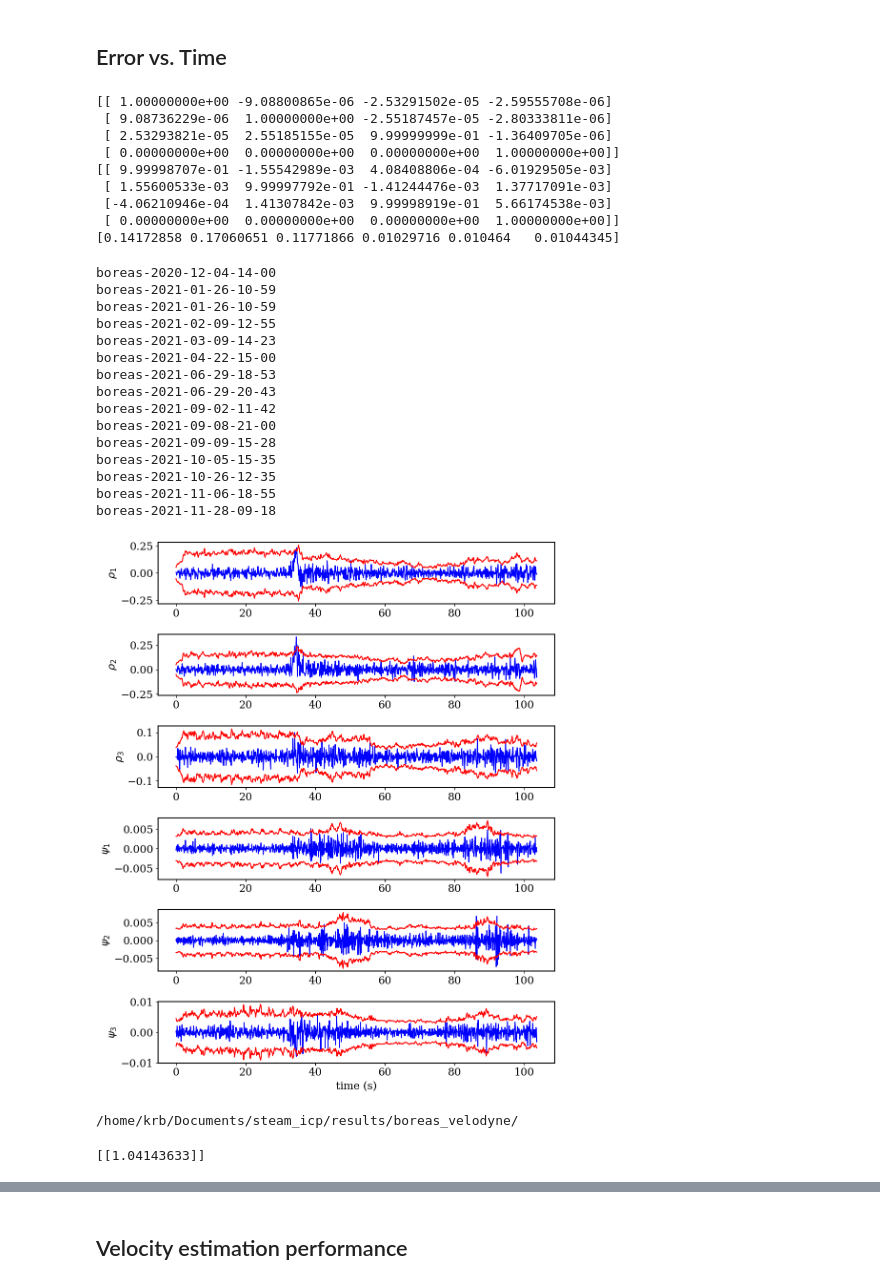
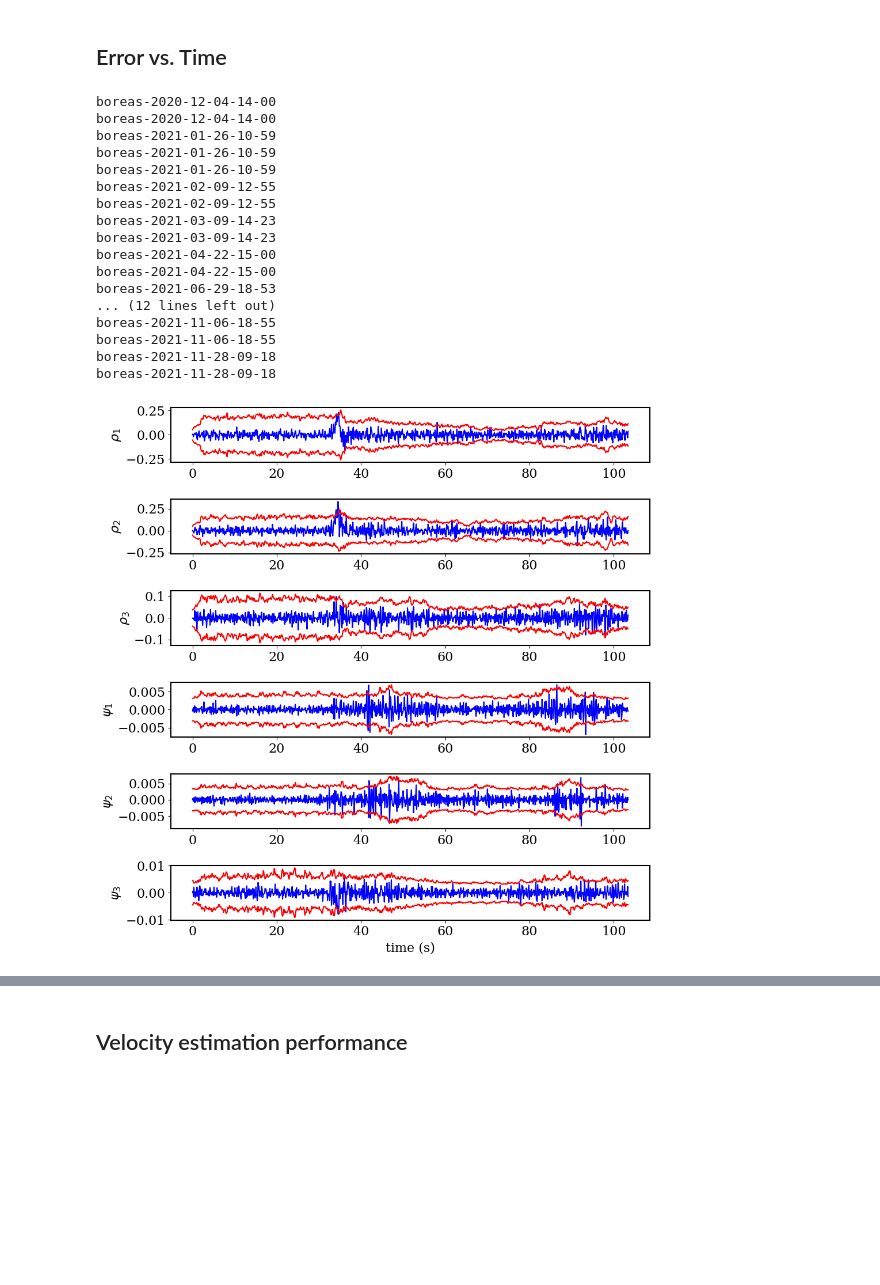
Before and after one commit to utiasASRL/steam_icp, a Jupyter notebook: script/paper_plots.ipynb, the cells around one changed output, grey strips where cells are left out. Cells and saved outputs as stored; diff of their text form; code cells hidden in the pictures; blank space fills up the shorter version.

Commit message:
working on reproducing steamlio(singer) results and making figures.

```diff
--- a/script/paper_plots.ipynb
+++ b/script/paper_plots.ipynb
@@ -474,3 +501,21 @@ cb = matplotlib.colorbar.ColorbarBase(ax, orientation='vertical',
 plt.savefig('/home/krb/Downloads/just_colorbar2.pdf', bbox_inches='tight', pad_inches=0.0, transparent=True)
 # %% [output]
 [figure]
+# %%
+colors2 = ["#00FF00", "#FFFF00", "#FF0000"]
+cmap2 = LinearSegmentedColormap.from_list("mycmap2", colors2)
+fig = plt.figure(figsize=(8,4))
+plt.rcParams.update({
+    "figure.facecolor":  (1.0, 1.0, 1.0, 0.0),  # red   with alpha = 30%
+    "axes.facecolor":    (1.0, 1.0, 1.0, 0.0),  # green with alpha = 50%
+    "savefig.facecolor": (1.0, 1.0, 1.0, 0.0),  # blue  with alpha = 20%
+})
+ax = fig.add_axes([0.05, 0.80, 0.9, 0.1])
+cb = matplotlib.colorbar.ColorbarBase(ax, orientation='horizontal',
+                                      norm=mpl.colors.Normalize(0.1, 0.45),
+                               cmap=cmap2, ticks=[0.1, 0.2, 0.3, 0.4])
+ax.tick_params(color='white', labelcolor='white')
+cb.ax.tick_params(labelsize=32)
+for spine in ax.spines.values():
+    spine.set_edgecolor('white')
+plt.savefig('/home/krb/Downloads/just_colorbar2_white.pdf', bbox_inches='tight', pad_inches=0.0, transparent=True)
@@ -569,22 +616,9 @@ seq = 'boreas-2021-01-26-10-59'
 steamlio_file = osp.join('/home/krb/ASRL/temp/steam_icp/boreas_velodyne/steamlio/', seq + '_debug.txt')
 steamlio_file2 = osp.join('/home/krb/ASRL/temp/steam_icp/boreas_velodyne/steamlio/', seq + '_poses.txt')
 sigmas = load_covariances(steamlio_file, steamlio_file2)
-# %%
-print(T_gt[1])
-print(T_steamlio[1])
-print(np.sqrt(np.diag(sigmas[20])))
-# %% [output]
-[[ 1.00000000e+00 -9.08800865e-06 -2.53291502e-05 -2.59555708e-06]
- [ 9.08736229e-06  1.00000000e+00 -2.55187457e-05 -2.80333811e-06]
- [ 2.53293821e-05  2.55185155e-05  9.99999999e-01 -1.36409705e-06]
- [ 0.00000000e+00  0.00000000e+00  0.00000000e+00  1.00000000e+00]]
-[[ 9.99998707e-01 -1.55542989e-03  4.08408806e-04 -6.01929505e-03]
- [ 1.55600533e-03  9.99997792e-01 -1.41244476e-03  1.37717091e-03]
- [-4.06210946e-04  1.41307842e-03  9.99998919e-01  5.66174538e-03]
- [ 0.00000000e+00  0.00000000e+00  0.00000000e+00  1.00000000e+00]]
-[0.14172858 0.17060651 0.11771866 0.01029716 0.010464   0.01044345]
 # %%
-gt_root = '/workspace/nas/ASRL/2021-Boreas/'
+# gt_root = '/workspace/nas/ASRL/2021-Boreas/'
+gt_root = '/workspace/raid/krb/boreas/'
 root_velodyne = '/home/krb/Documents/steam_icp/results/boreas_velodyne/'
 root_navtech = '/home/krb/Documents/steam_icp/results/boreas_navtech/'
 algos = ['steamlio']
@@ -645,7 +679,6 @@ T_steamlio = load_poses(steamlio_file2)
 matplotlib.rcParams.update({'font.size': 16, 'xtick.labelsize': 16, 'ytick.labelsize': 16,
                             'axes.linewidth': 1.5, 'font.family': 'serif', 'pdf.fonttype': 42})
 
-
 errs = []
 for i in range(1, len(T_steamlio)):
     T = npla.inv(T_gt[i]) @ T_gt[i - 1]
@@ -672,67 +705,57 @@ errs = np.array(errs)
 
 # errsrio = np.array(errsrio)
 # %% [output]
+boreas-2020-12-04-14-00
 boreas-2020-12-04-14-00
 boreas-2021-01-26-10-59
 boreas-2021-01-26-10-59
+boreas-2021-01-26-10-59
+boreas-2021-02-09-12-55
 boreas-2021-02-09-12-55
 boreas-2021-03-09-14-23
+boreas-2021-03-09-14-23
+boreas-2021-04-22-15-00
 boreas-2021-04-22-15-00
 boreas-2021-06-29-18-53
-boreas-2021-06-29-20-43
-boreas-2021-09-02-11-42
-boreas-2021-09-08-21-00
-boreas-2021-09-09-15-28
-boreas-2021-10-05-15-35
-boreas-2021-10-26-12-35
+... (12 lines left out)
+boreas-2021-11-06-18-55
 boreas-2021-11-06-18-55
 boreas-2021-11-28-09-18
+boreas-2021-11-28-09-18
 # %%
 # fig = plt.figure(figsize=(10, 3), tight_layout=True)
-fig, axs = plt.subplots(6, 1, figsize=(10, 12), tight_layout=True)
+fig, axs = plt.subplots(6, 1, figsize=(10, 10), tight_layout=True)
 sigs = []
 for sig in sigmas[2:]:
     sigs.append(np.sqrt(np.diag(sig)))
 sigs = np.array(sigs)
 
 times = []
 with open(gt_file) as f:
     line = f.readline()
     for line in f.readlines():
         times.append(float(line.split(',')[0]))
 times = np.array(times)
 times = (times - times[0]) * 1.0e-6
 
-N = 1000
+N = 998
 
 for i in range(6):
     axs[i].plot(times[:N], errs[:N, i], label='e', color='blue')
     axs[i].plot(times[:N], 3*sigs[:N, i], 'r', label='$3\sigma$')
     axs[i].plot(times[:N], -3*sigs[:N, i],'r')
 # plt.plot(sigs[:, 0], label='$\sigma$')
 # plt.plot(-sigs[:, 0], label='$\sigma$')
 # plt.legend()
 axs[0].set_ylabel('$\\rho_1$')
 axs[1].set_ylabel('$\\rho_2$')
 axs[2].set_ylabel('$\\rho_3$')
 axs[3].set_ylabel('$\psi_1$')
 axs[4].set_ylabel('$\psi_2$')
 axs[5].set_ylabel('$\psi_3$')
 axs[5].set_xlabel('time (s)')
 
 plt.savefig(osp.join(root_velodyne, '{}-errs.pdf'.format(seq)), bbox_inches='tight', pad_inches=0.0)
 plt.show()
 # %% [output]
-[figure, old version]
+[figure, new version]
-# %%
-print(root_velodyne)
-# %% [output]
-/home/krb/Documents/steam_icp/results/boreas_velodyne/
-# %%
-nees = 0
-for e, s in zip(errs, sigmas):
-    nees += e.reshape(1, -1) @ npla.inv(s[:6, :6]) @ e.reshape(-1, 1)
-nees /= (6 * len(errs))
-print(nees)
-# %% [output]
-[[1.04143633]]
```
Also changed, not shown: parts of 19 cells of this notebook, 18 other files.
